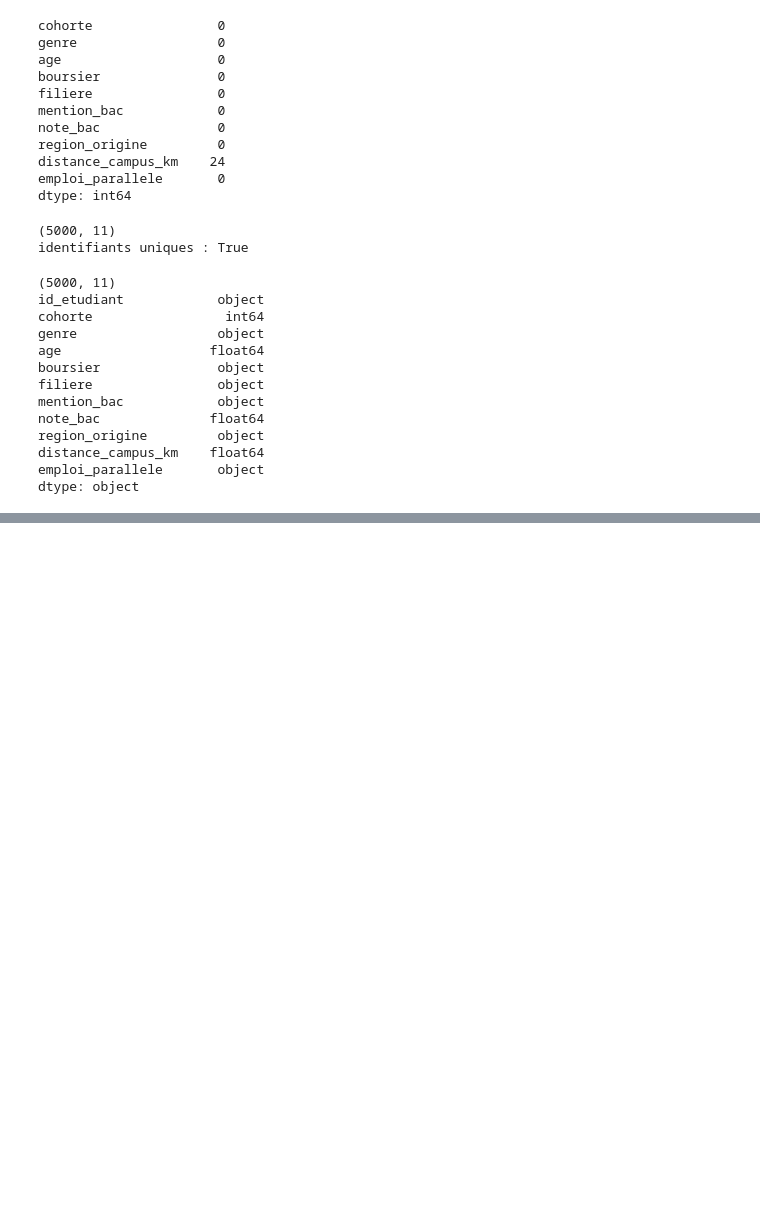
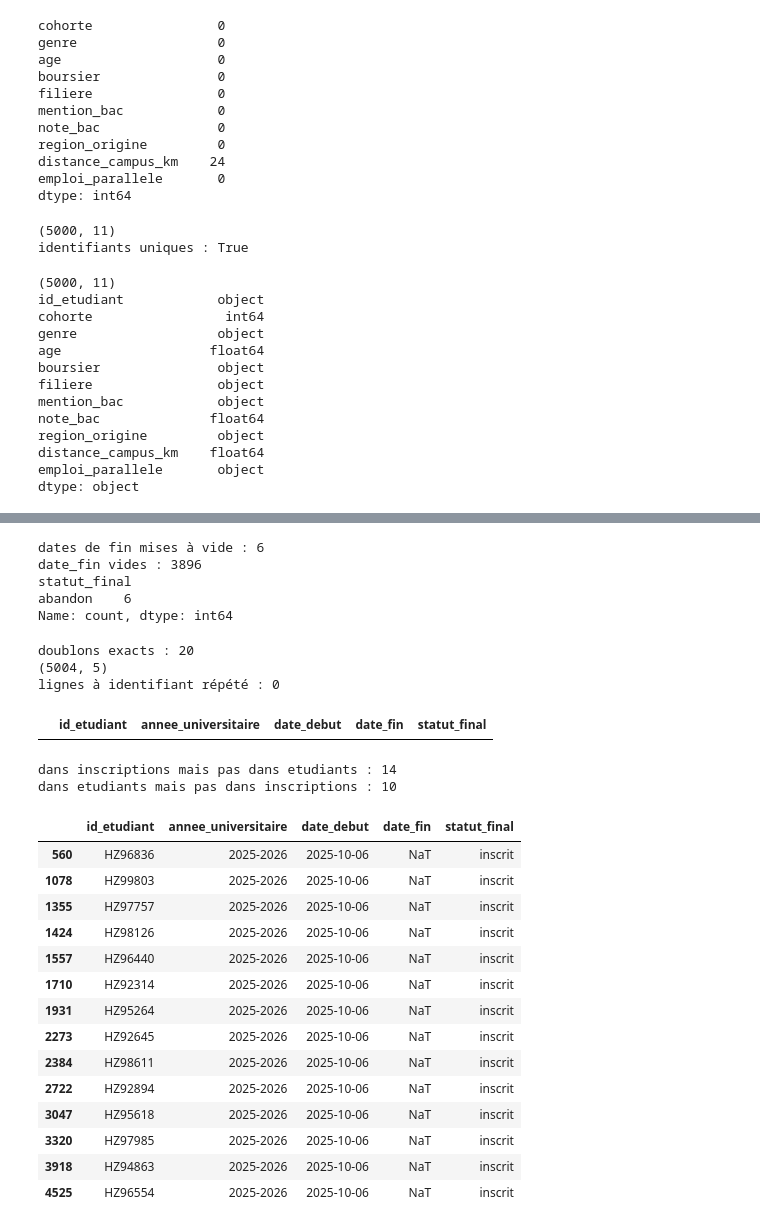
Before and after one commit to noumbethiam/horizon-decrochage-tutorat, a Jupyter notebook: notebooks/01_nettoyage.ipynb, the cells around one changed output, grey strips where cells are left out. Cells and saved outputs as stored; diff of their text form; code cells hidden in the pictures; blank space fills up the shorter version.

Commit message:
DA-03 : nettoyage de inscriptions (dates, statuts, 4990 lignes cohérentes avec etudiants)

```diff
--- a/notebooks/01_nettoyage.ipynb
+++ b/notebooks/01_nettoyage.ipynb
@@ -683,0 +879,17 @@ dtype: object
+# %%
+inverses = df_insc["date_fin"] < df_insc["date_debut"]
+
+debut_corrige = df_insc.loc[inverses, "date_fin"].copy()
+fin_corrigee = df_insc.loc[inverses, "date_debut"].copy()
+df_insc.loc[inverses, "date_debut"] = debut_corrige
+df_insc.loc[inverses, "date_fin"] = fin_corrigee
+
+rentrees = pd.to_datetime(["2024-10-07", "2025-10-06"])
+duree = (df_insc["date_fin"] - df_insc["date_debut"]).dt.days / 7
+
+print("lignes échangées :", inverses.sum())
+print("début atypique :", (~df_insc["date_debut"].isin(rentrees)).sum())
+print("fin avant début :", (duree < 0).sum())
+print("fin après 30 semaines :", (duree > 30).sum())
+
+display(df_insc[duree > 30])
@@ -683,0 +908,54 @@ dtype: object
+# %%
+trop_tard = ((df_insc["date_fin"] - df_insc["date_debut"]).dt.days / 7) > 30
+df_insc.loc[trop_tard, "date_fin"] = pd.NaT
+
+print("dates de fin mises à vide :", trop_tard.sum())
+print("date_fin vides :", df_insc["date_fin"].isna().sum())
+print(df_insc.loc[trop_tard, "statut_final"].value_counts())
+# %% [output]
+dates de fin mises à vide : 6
+date_fin vides : 3896
+statut_final
+abandon    6
+Name: count, dtype: int64
+# %%
+print("doublons exacts :", df_insc.duplicated().sum())
+df_insc = df_insc.drop_duplicates()
+print(df_insc.shape)
+
+rep = df_insc[df_insc["id_etudiant"].duplicated(keep=False)].sort_values("id_etudiant")
+print("lignes à identifiant répété :", len(rep))
+display(rep.head(10))
+# %% [output]
+doublons exacts : 20
+(5004, 5)
+lignes à identifiant répété : 0
+|  | id_etudiant | annee_universitaire | date_debut | date_fin | statut_final |
+# %%
+ids_etu = set(df_clean["id_etudiant"])
+ids_insc = set(df_insc["id_etudiant"])
+
+en_trop = ids_insc - ids_etu
+manquants = ids_etu - ids_insc
+
+print("dans inscriptions mais pas dans etudiants :", len(en_trop))
+print("dans etudiants mais pas dans inscriptions :", len(manquants))
+display(df_insc[df_insc["id_etudiant"].isin(en_trop)])
+# %% [output]
+dans inscriptions mais pas dans etudiants : 14
+dans etudiants mais pas dans inscriptions : 10
+|  | id_etudiant | annee_universitaire | date_debut | date_fin | statut_final |
+| 560 | HZ96836 | 2025-2026 | 2025-10-06 | NaT | inscrit |
+| 1078 | HZ99803 | 2025-2026 | 2025-10-06 | NaT | inscrit |
+| 1355 | HZ97757 | 2025-2026 | 2025-10-06 | NaT | inscrit |
+| 1424 | HZ98126 | 2025-2026 | 2025-10-06 | NaT | inscrit |
+| 1557 | HZ96440 | 2025-2026 | 2025-10-06 | NaT | inscrit |
+| 1710 | HZ92314 | 2025-2026 | 2025-10-06 | NaT | inscrit |
+| 1931 | HZ95264 | 2025-2026 | 2025-10-06 | NaT | inscrit |
+| 2273 | HZ92645 | 2025-2026 | 2025-10-06 | NaT | inscrit |
+| 2384 | HZ98611 | 2025-2026 | 2025-10-06 | NaT | inscrit |
+| 2722 | HZ92894 | 2025-2026 | 2025-10-06 | NaT | inscrit |
+| 3047 | HZ95618 | 2025-2026 | 2025-10-06 | NaT | inscrit |
+| 3320 | HZ97985 | 2025-2026 | 2025-10-06 | NaT | inscrit |
+| 3918 | HZ94863 | 2025-2026 | 2025-10-06 | NaT | inscrit |
+| 4525 | HZ96554 | 2025-2026 | 2025-10-06 | NaT | inscrit |
```
Also changed, not shown: parts of 10 cells of this notebook, 1 other file.
